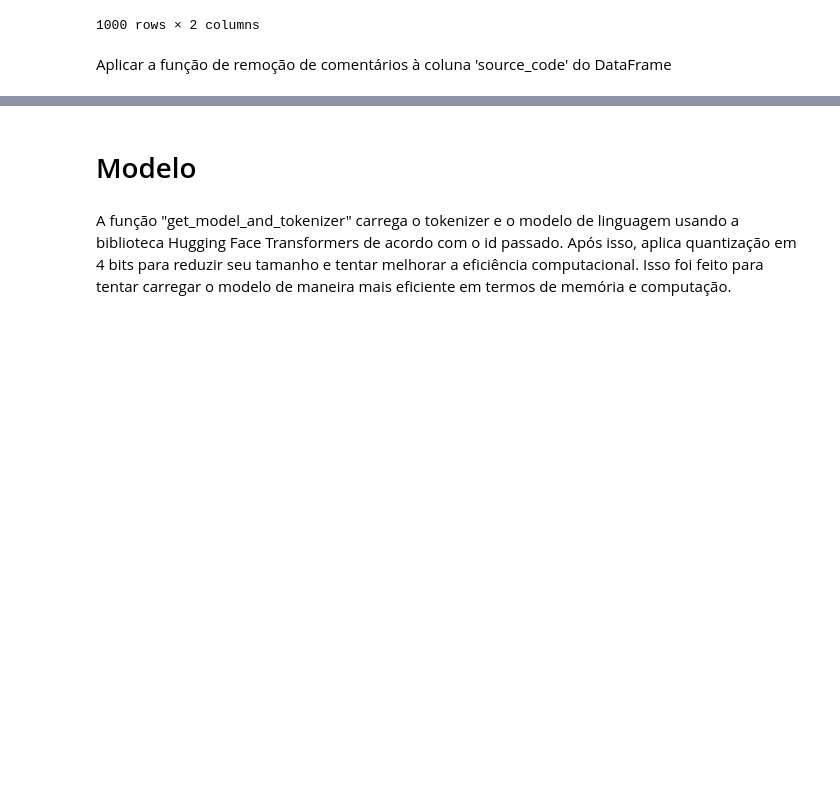
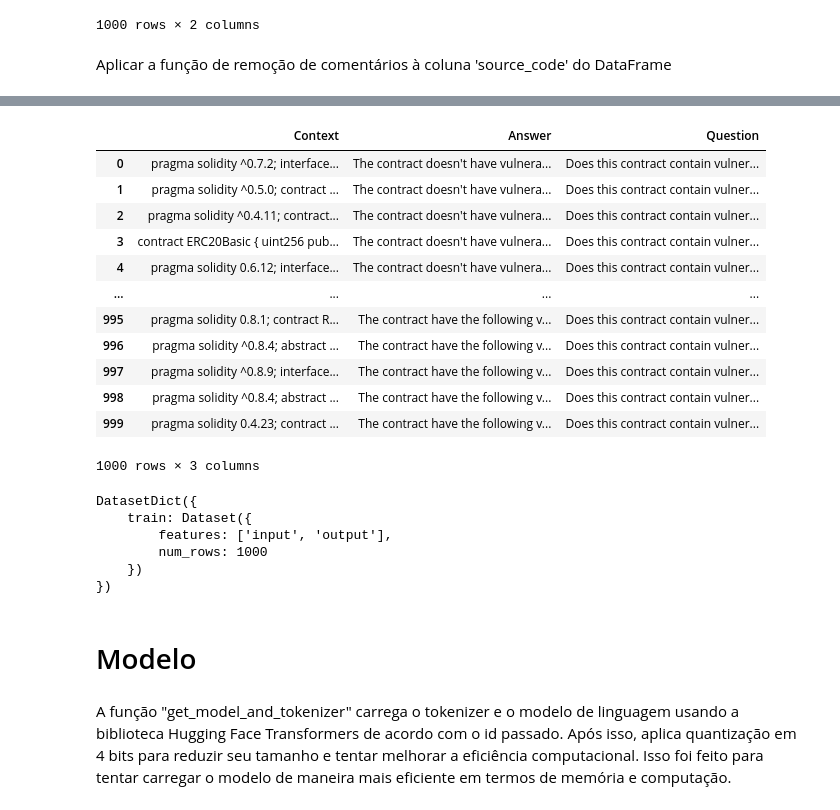
Before and after one commit to luishcarvalho/projeto_ccf726, a Jupyter notebook: tiny_llama_smart_contract.ipynb, the cells around one changed output, grey strips where cells are left out. Saved outputs shown, nothing was run; the diff lists cells and outputs as text; code cells hidden in the pictures; blank space fills up the shorter version.

```diff
--- a/tiny_llama_smart_contract.ipynb
+++ b/tiny_llama_smart_contract.ipynb
@@ -182,0 +222,24 @@ data = prepare_train_data(df)
+# %%
+def modify_answer(answer):
+    if 'safe' in answer:
+        return "The contract doesn't have vulnerabilities"
+    else:
+        return f"The contract have the following vulnerabilities: {answer}"
+
+# Aplicar a função na coluna 'Answer'
+df['Answer'] = df['Answer'].apply(modify_answer)
+df
+# %% [output]
+|  | Context | Answer | Question |
+| 0 | pragma solidity ^0.7.2; interface... | The contract doesn't have vulnera... | Does this contract contain vulner... |
+| 1 | pragma solidity ^0.5.0; contract ... | The contract doesn't have vulnera... | Does this contract contain vulner... |
+| 2 | pragma solidity ^0.4.11; contract... | The contract doesn't have vulnera... | Does this contract contain vulner... |
+| 3 | contract ERC20Basic { uint256 pub... | The contract doesn't have vulnera... | Does this contract contain vulner... |
+| 4 | pragma solidity 0.6.12; interface... | The contract doesn't have vulnera... | Does this contract contain vulner... |
+| ... | ... | ... | ... |
+| 995 | pragma solidity 0.8.1; contract R... | The contract have the following v... | Does this contract contain vulner... |
+| 996 | pragma solidity ^0.8.4; abstract ... | The contract have the following v... | Does this contract contain vulner... |
+| 997 | pragma solidity ^0.8.9; interface... | The contract have the following v... | Does this contract contain vulner... |
+| 998 | pragma solidity ^0.8.4; abstract ... | The contract have the following v... | Does this contract contain vulner... |
+| 999 | pragma solidity 0.4.23; contract ... | The contract have the following v... | Does this contract contain vulner... |
+1000 rows × 3 columns
@@ -183,2 +257,11 @@ data = prepare_train_data(df)
+# %%
+print(dataset)
+# %% [output]
+DatasetDict({
+    train: Dataset({
+        features: ['input', 'output'],
+        num_rows: 1000
+    })
+})
 # %% [markdown]
 # Modelo
```
Also changed, not shown: parts of 42 cells of this notebook.
